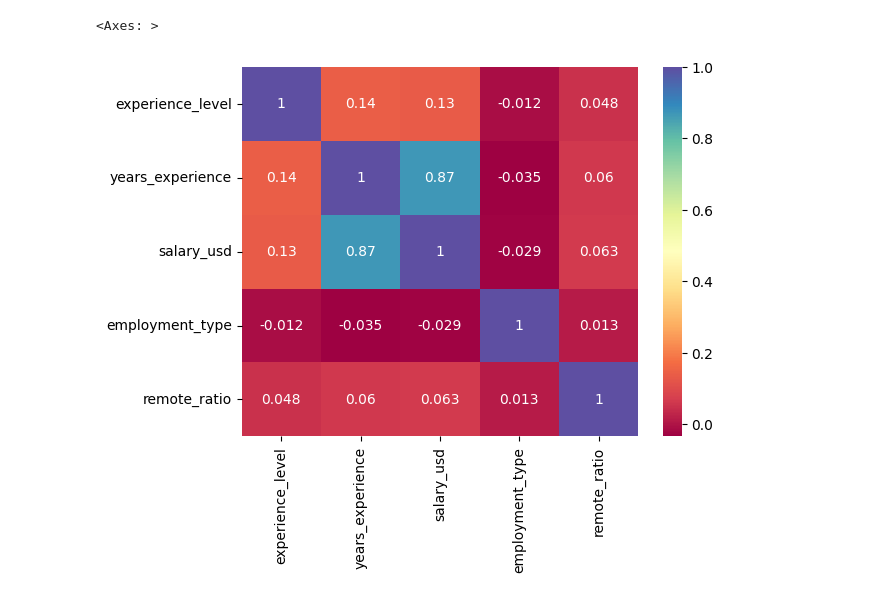
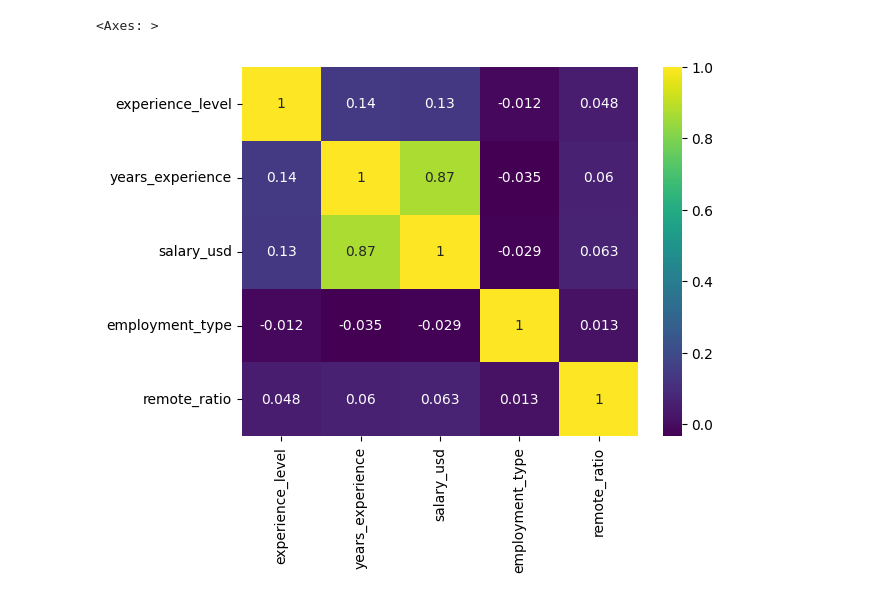
Before and after one commit to LazaroDamasceno/Data-Analyses-And-Plotting, a Jupyter notebook: ai_jobs/pearson_correlation/correlation.ipynb, the cells around one changed output. Cells and saved outputs as stored; diff of their text form; code cells hidden in the pictures.

```diff
--- a/ai_jobs/pearson_correlation/correlation.ipynb
+++ b/ai_jobs/pearson_correlation/correlation.ipynb
@@ -22,7 +22,7 @@ df_filtered['experience_level'] = OrdinalEncoder().fit_transform(df_filtered[['e
 df_filtered['employment_type'] = OrdinalEncoder().fit_transform(df_filtered[['employment_type']])
 # %%
 my_corr = df_filtered.corr(method='pearson')
-sns.heatmap(my_corr, annot=True, cmap='Spectral')
+sns.heatmap(my_corr, annot=True, cmap='viridis')
 # %% [output]
 <Axes: >
-[figure, old version]
+[figure, new version]
```
Also changed, not shown: 4 other files.
